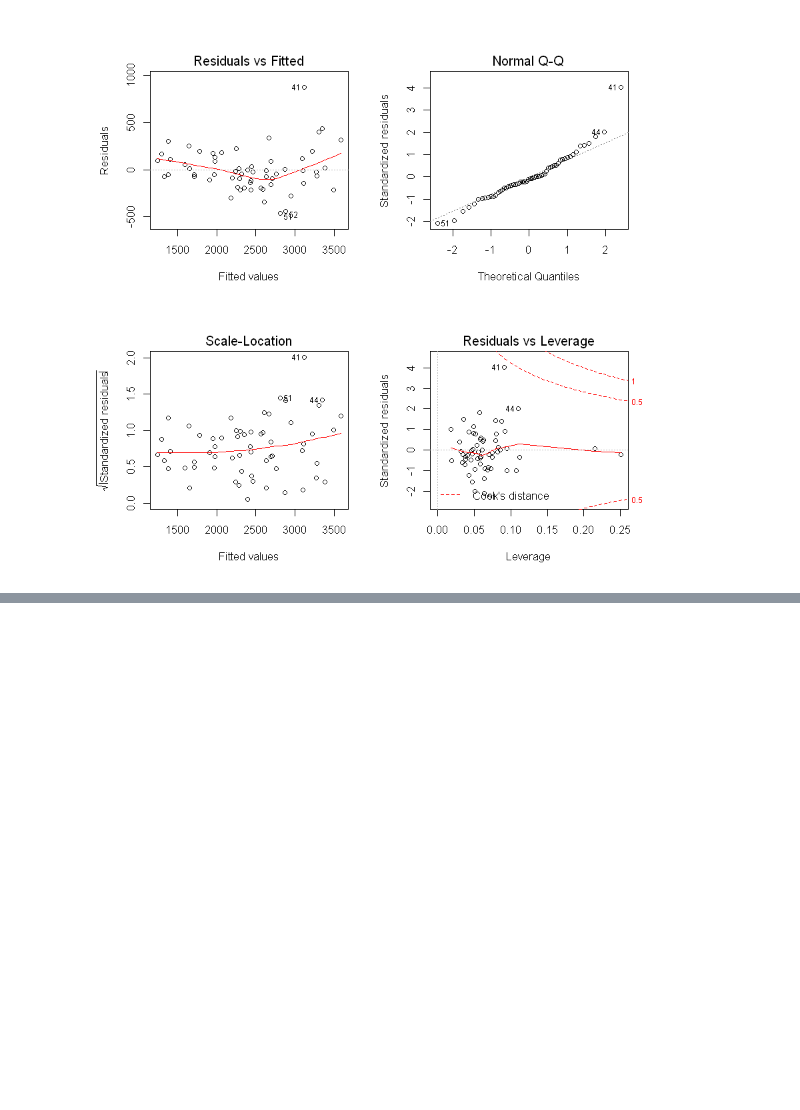
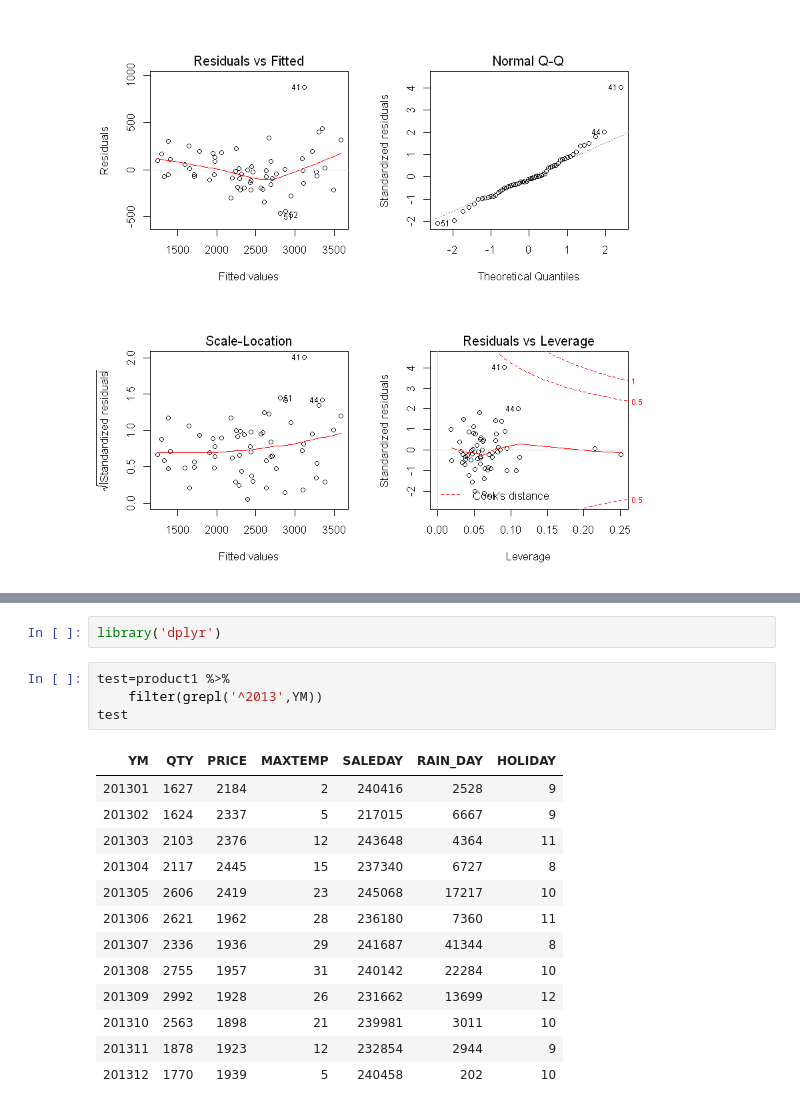
Before and after one commit to chohyunchul/R, a Jupyter notebook: Project1.ipynb, the cells around one changed output, grey strips where cells are left out. Saved outputs shown, nothing was run; the diff lists cells and outputs as text; blank space fills up the shorter version.

```diff
--- a/Project1.ipynb
+++ b/Project1.ipynb
@@ -249,0 +281,20 @@ plot(both3)
+# %%
+library('dplyr')
+# %%
+test=product1 %>%
+    filter(grepl('^2013',YM))
+test
+# %% [output]
+| YM | QTY | PRICE | MAXTEMP | SALEDAY | RAIN_DAY | HOLIDAY |
+| 201301 | 1627 | 2184 | 2 | 240416 | 2528 | 9 |
+| 201302 | 1624 | 2337 | 5 | 217015 | 6667 | 9 |
+| 201303 | 2103 | 2376 | 12 | 243648 | 4364 | 11 |
+| 201304 | 2117 | 2445 | 15 | 237340 | 6727 | 8 |
+| 201305 | 2606 | 2419 | 23 | 245068 | 17217 | 10 |
+| 201306 | 2621 | 1962 | 28 | 236180 | 7360 | 11 |
+| 201307 | 2336 | 1936 | 29 | 241687 | 41344 | 8 |
+| 201308 | 2755 | 1957 | 31 | 240142 | 22284 | 10 |
+| 201309 | 2992 | 1928 | 26 | 231662 | 13699 | 12 |
+| 201310 | 2563 | 1898 | 21 | 239981 | 3011 | 10 |
+| 201311 | 1878 | 1923 | 12 | 232854 | 2944 | 9 |
+| 201312 | 1770 | 1939 | 5 | 240458 | 202 | 10 |
```
Also changed, not shown: parts of 15 cells of this notebook.
